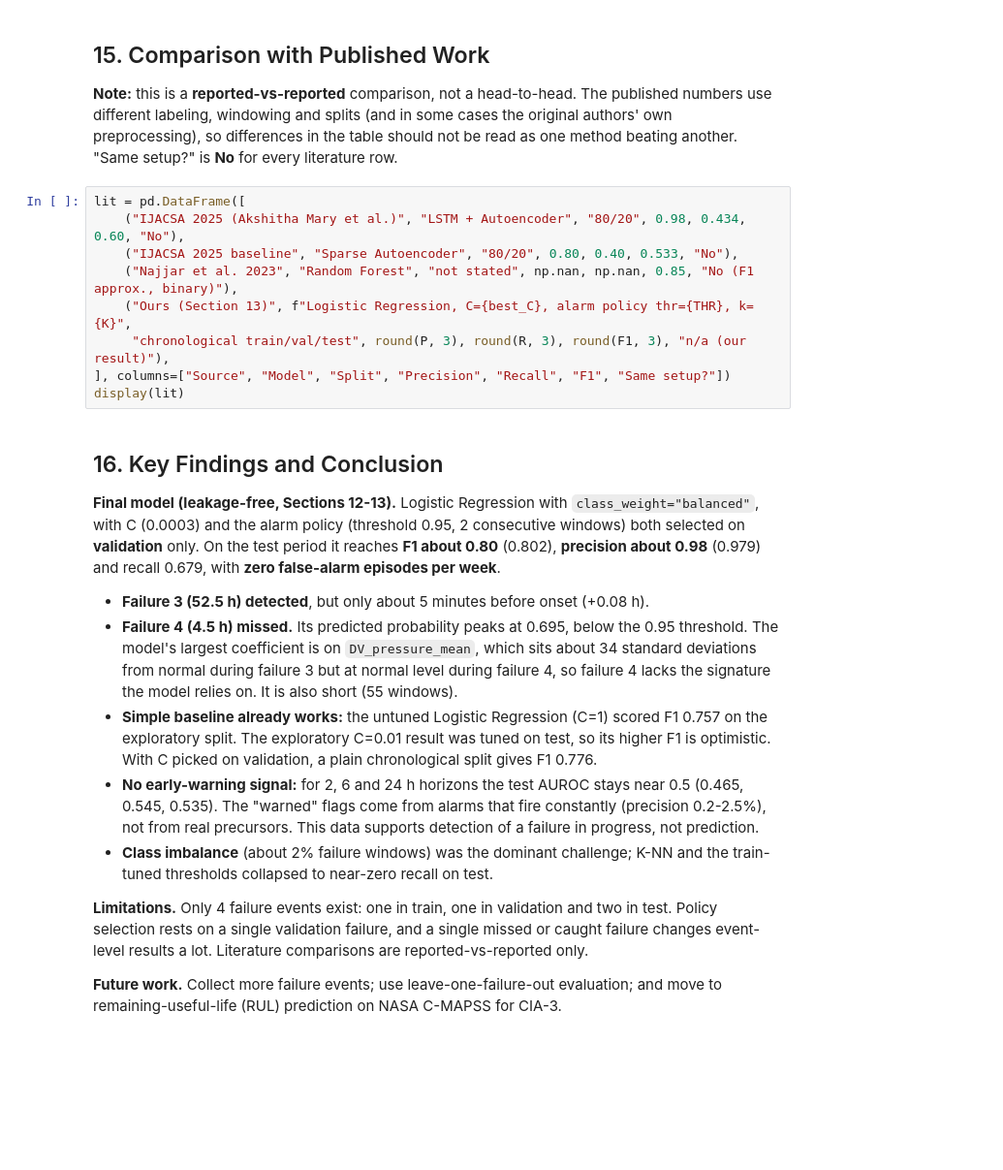
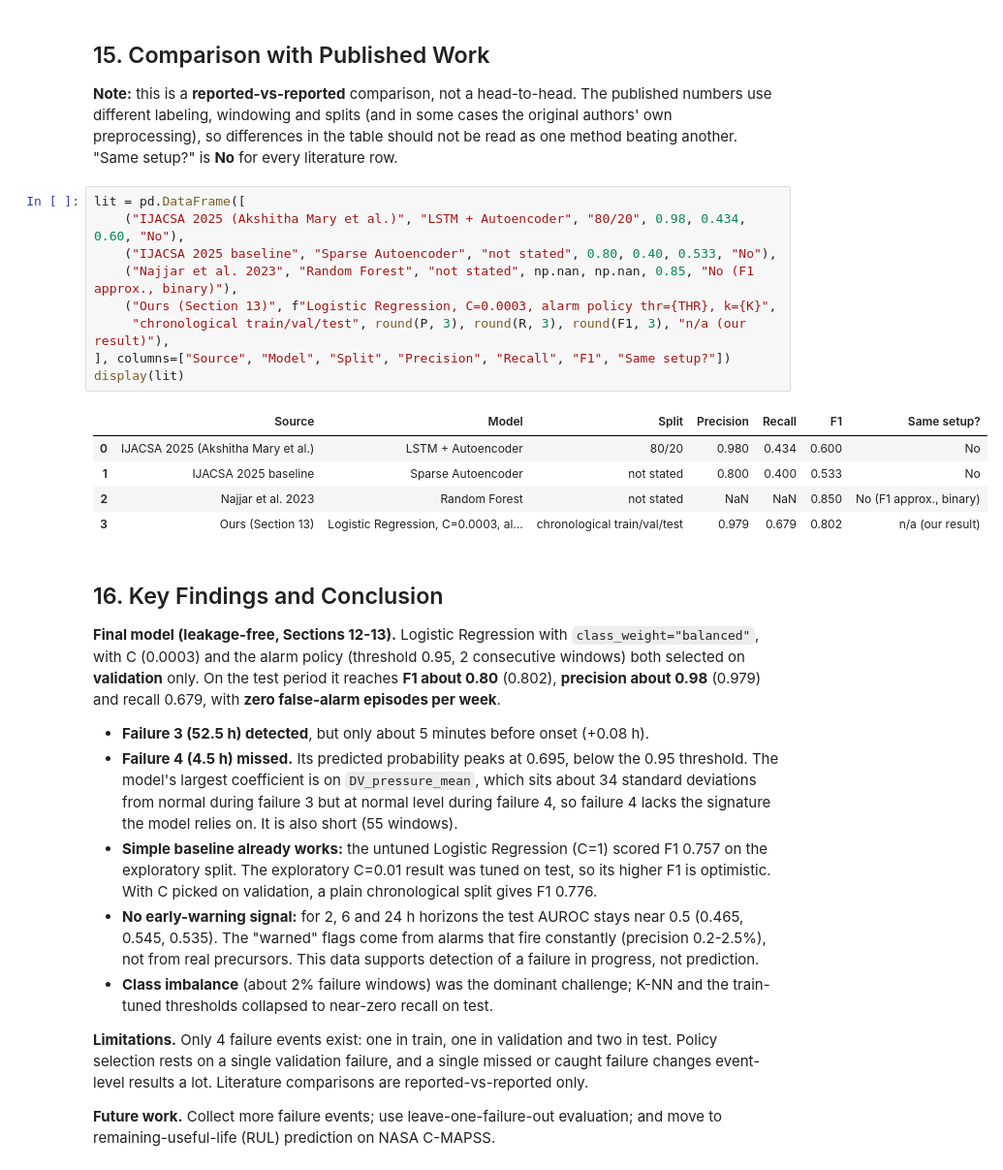
Before and after one commit to vanshmattoo18/Predictive_Maintenance_of_Industrial_Equipments, a Jupyter notebook: notebooks/CIA2_Colab.ipynb, the cells around one changed output. Shown at 97% size. Cells and saved outputs as stored; diff of their text form; blank space fills up the shorter version.

```diff
--- a/notebooks/CIA2_Colab.ipynb
+++ b/notebooks/CIA2_Colab.ipynb
@@ -906,12 +1180,18 @@ print("  Caveat: with one failure in train, one in validation and two in test, a
 # %%
 lit = pd.DataFrame([
     ("IJACSA 2025 (Akshitha Mary et al.)", "LSTM + Autoencoder", "80/20", 0.98, 0.434, 0.60, "No"),
-    ("IJACSA 2025 baseline", "Sparse Autoencoder", "80/20", 0.80, 0.40, 0.533, "No"),
+    ("IJACSA 2025 baseline", "Sparse Autoencoder", "not stated", 0.80, 0.40, 0.533, "No"),
     ("Najjar et al. 2023", "Random Forest", "not stated", np.nan, np.nan, 0.85, "No (F1 approx., binary)"),
-    ("Ours (Section 13)", f"Logistic Regression, C={best_C}, alarm policy thr={THR}, k={K}",
+    ("Ours (Section 13)", f"Logistic Regression, C=0.0003, alarm policy thr={THR}, k={K}",
      "chronological train/val/test", round(P, 3), round(R, 3), round(F1, 3), "n/a (our result)"),
 ], columns=["Source", "Model", "Split", "Precision", "Recall", "F1", "Same setup?"])
 display(lit)
+# %% [output]
+|  | Source | Model | Split | Precision | Recall | F1 | Same setup? |
+| 0 | IJACSA 2025 (Akshitha Mary et al.) | LSTM + Autoencoder | 80/20 | 0.980 | 0.434 | 0.600 | No |
+| 1 | IJACSA 2025 baseline | Sparse Autoencoder | not stated | 0.800 | 0.400 | 0.533 | No |
+| 2 | Najjar et al. 2023 | Random Forest | not stated | NaN | NaN | 0.850 | No (F1 approx., binary) |
+| 3 | Ours (Section 13) | Logistic Regression, C=0.0003, al... | chronological train/val/test | 0.979 | 0.679 | 0.802 | n/a (our result) |
 # %% [markdown]
 ## 16. Key Findings and Conclusion
 
@@ -925,4 +1205,4 @@ display(lit)
 
 **Limitations.** Only 4 failure events exist: one in train, one in validation and two in test. Policy selection rests on a single validation failure, and a single missed or caught failure changes event-level results a lot. Literature comparisons are reported-vs-reported only.
 
-**Future work.** Collect more failure events; use leave-one-failure-out evaluation; and move to remaining-useful-life (RUL) prediction on NASA C-MAPSS for CIA-3.
+**Future work.** Collect more failure events; use leave-one-failure-out evaluation; and move to remaining-useful-life (RUL) prediction on NASA C-MAPSS.
```
Also changed, not shown: parts of 27 cells of this notebook, 6 other files.
